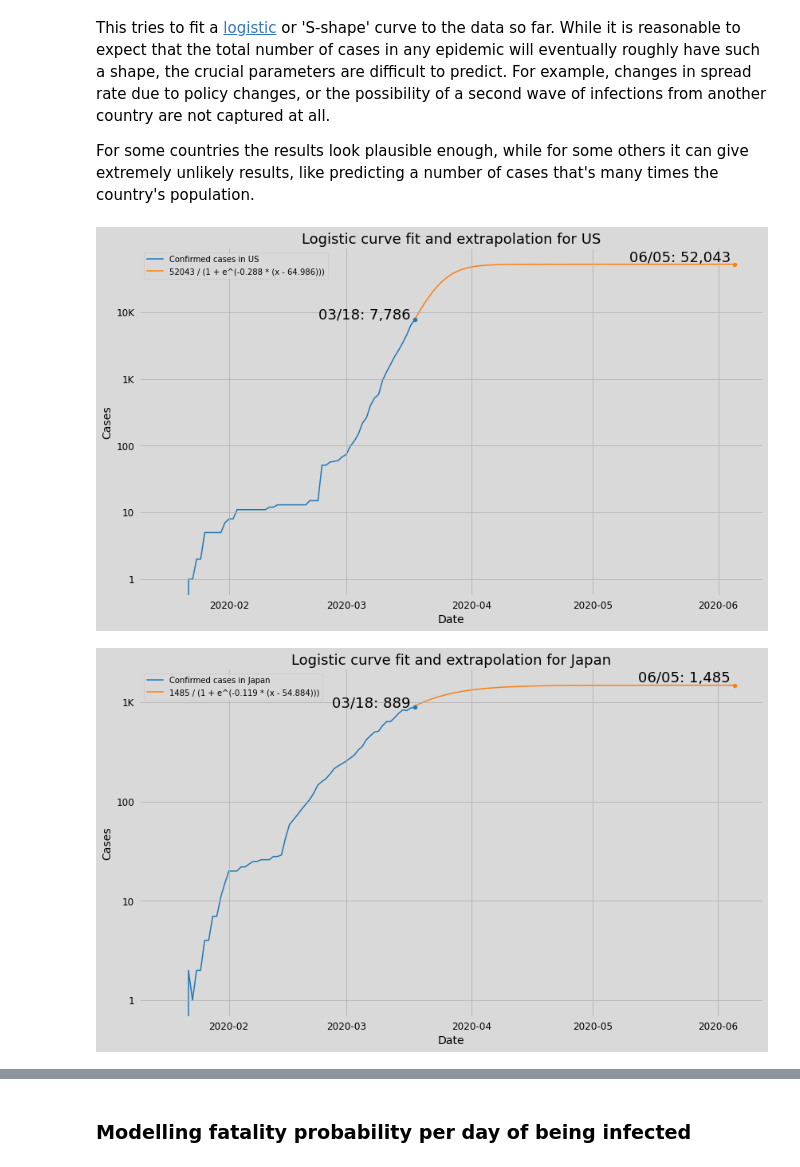
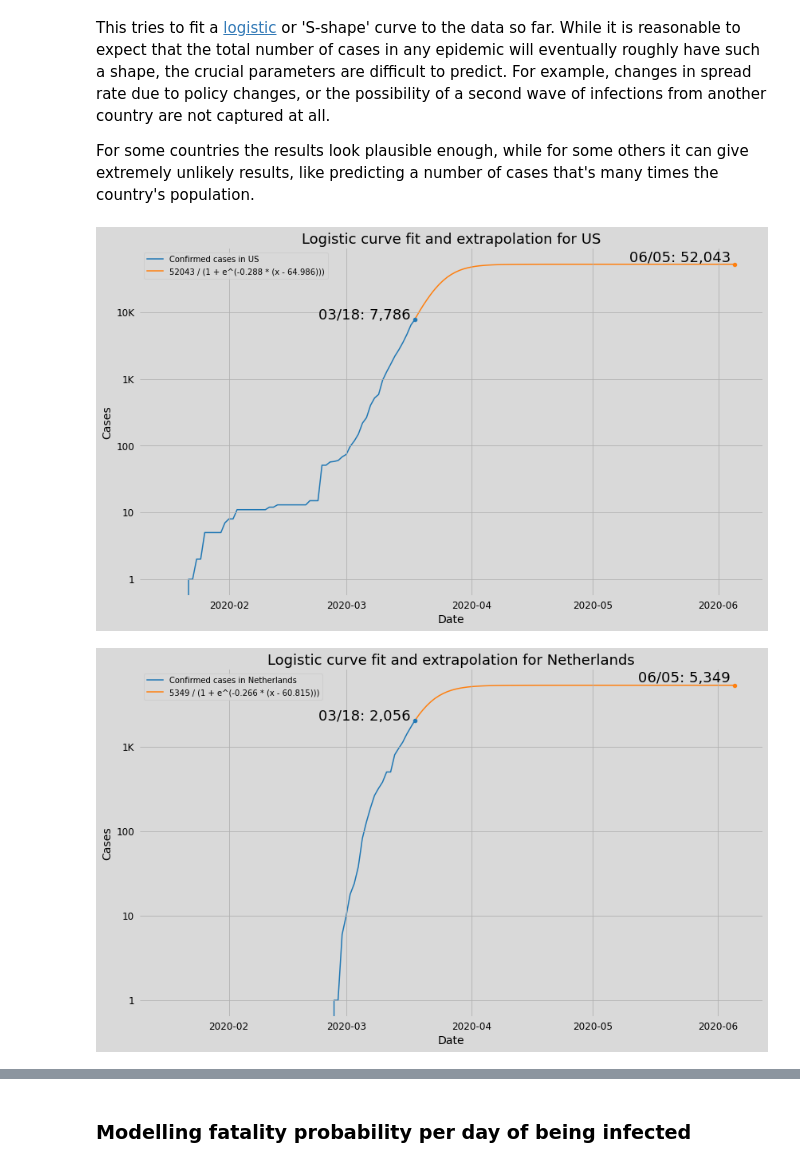
Before and after one commit to JeroenKools/covid19, a Jupyter notebook: COVID-19.ipynb, the cells around one changed output, grey strips where cells are left out. Saved outputs shown, nothing was run; the diff lists cells and outputs as text; code cells hidden in the pictures.

```diff
--- a/COVID-19.ipynb
+++ b/COVID-19.ipynb
@@ -183,11 +181,11 @@ This tries to fit a [logistic](https://en.wikipedia.org/wiki/Logistic_function)
 For some countries the results look plausible enough, while for some others it can give extremely unlikely results, like predicting a number of cases that's many times the country's population.
 # %%
 data.curve_fit("US", days=140)
-data.curve_fit("Japan", days=140)
+data.curve_fit("Netherlands", days=140)
 data.curve_fit("United Kingdom", days=140)
 # %% [output]
 [figure]
-[figure, old version]
+[figure, new version]
 [figure]
 # %% [markdown]
 ### Modelling fatality probability per day of being infected
```
Also changed, not shown: parts of 8 cells of this notebook, 2 other files.
